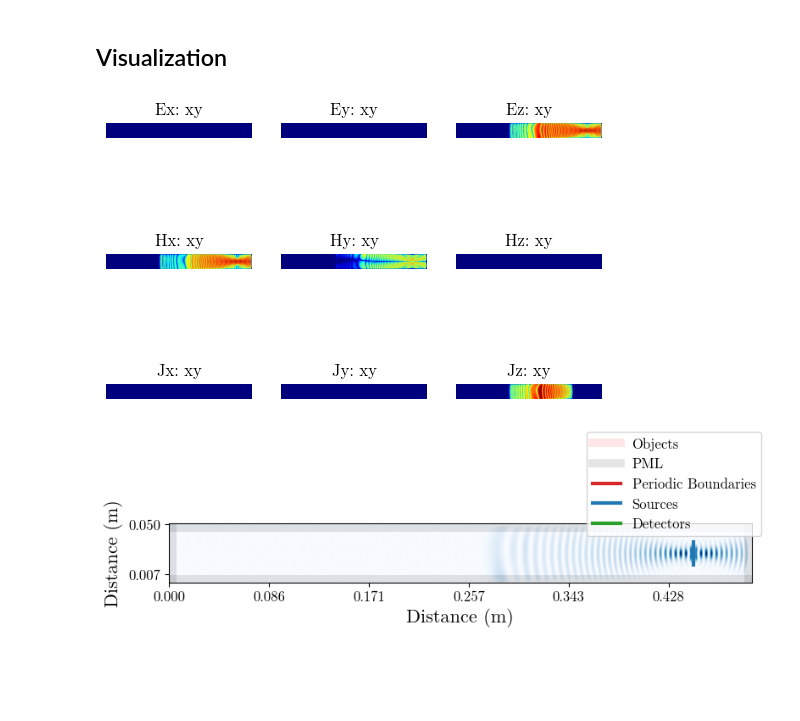
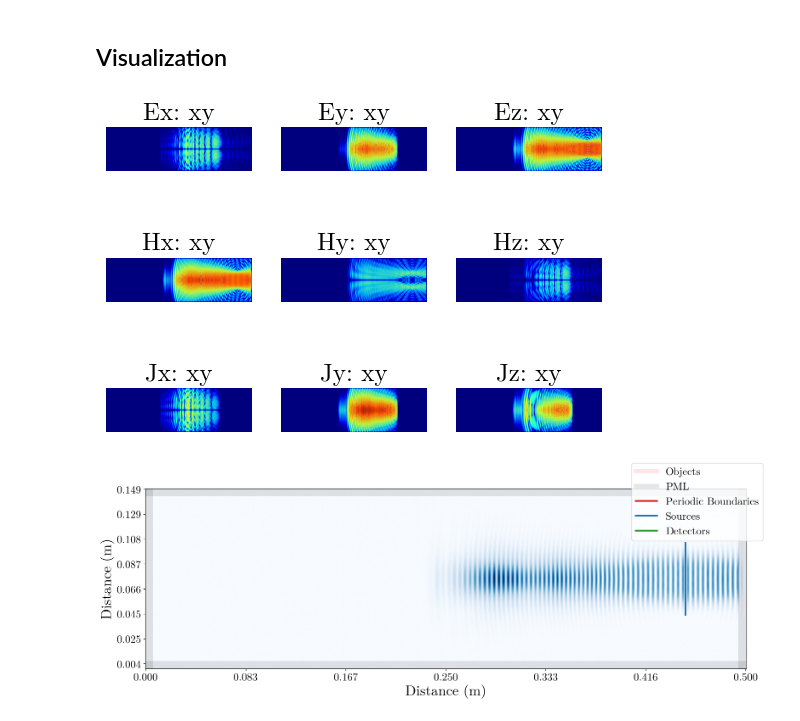
Before and after one commit to Pierre-Alexandre-Gourdain/fdtd, a Jupyter notebook: cutoff_test.ipynb, the cells around one changed output. Cells and saved outputs as stored; diff of their text form; code cells hidden in the pictures; blank space fills up the shorter version.

```diff
--- a/cutoff_test.ipynb
+++ b/cutoff_test.ipynb
@@ -136,8 +136,8 @@ plt.rc('figure', titlesize=BIGGER_SIZE)  # fontsize of the figure title
 LIGHT_SPEED: float = 299_792_458.0  # [m/s] speed of light
 SCALE = 1
 DENSITY =1e20/2
-MAGNETIC_FIELD:float = 4.5 * 0
-FREQUENCY = 35e9
+MAGNETIC_FIELD:float = 2
+FREQUENCY = 36e9
 WAVELENGTH = LIGHT_SPEED / FREQUENCY
 print(WAVELENGTH*1e3,' mm')
 # %% [output]
@@ -148,7 +148,7 @@ print(WAVELENGTH*1e3,' mm')
 create FDTD Grid
 # %%
 grid = fdtd.Grid(
-    (.05, .5 , 1),
+    (.15, .5 , 1),
     grid_spacing=0.05 / (1.*SCALE) * WAVELENGTH,
     permittivity=1.0,
     permeability=1.0,
@@ -172,17 +172,16 @@ grid.B_T = B_T
 
 grid.update_J(); #this is to compute omega and OMEGA
 print("Time step ",dt)
-dt=min(dt,.01/(bd.max(grid.OMEGA**2).item()**.5/2./3.14+1e-9))
-dt=min(dt,.1/(bd.max(grid.omega).item()/2./3.14+1e-9))
-# grid.courant_number = 0.0079999999936
-cfln = dt
-cfln /= grid.grid_spacing / LIGHT_SPEED
+# dt=min(dt,.1/(bd.max(grid.OMEGA**2).item()**.5/2./3.14+1e-9))
+# dt=min(dt,.1/(bd.max(grid.omega).item()/2./3.14+1e-9))
+# # grid.courant_number = 0.0079999999936
+# cfln = dt
+# cfln /= grid.grid_spacing / LIGHT_SPEED
 print("Courant Number ",grid.courant_number)
-if (cfln != grid.courant_number):
-    grid.courant_number=cfln
-    grid.time_step = grid.courant_number * grid.grid_spacing / LIGHT_SPEED
-print("New Time_step ",grid.time_step)
-print("New Courant Number ",grid.courant_number)
-grid.nu=bd.max(grid.omega).item()*1e-6
-print('nu ',grid.nu)
+# if (cfln != grid.courant_number):
+#     grid.courant_number=cfln
+#     grid.time_step = grid.courant_number * grid.grid_spacing / LIGHT_SPEED
+# print("New Time_step ",grid.time_step)
+# print("New Courant Number ",grid.courant_number)
+grid.nu=bd.sqrt(grid.OMEGA**2)*1e-6
 # %% [output]
@@ -257,11 +253,11 @@ plt.savefig("array.png",
 
 plt.show()
 # %% [output]
-[figure, old version]
+[figure, new version]
 # %%
-grid.visualize(cmap="Blues",z=0,index=1,scale=1,save=True,folder="./")
+grid.visualize(cmap="Blues",z=0,index=1,scale=2,save=True,folder="./")
 # %% [output]
-[figure, old version]
+[figure, new version]
 # %%
 E_xy=(grid.E[:, :, 0, 0]**2+grid.E[:, :, 0, 1]**2)**0.5
 E_z=(grid.E[:, :, 0, 2]**2)**0.5
```
Also changed, not shown: parts of 4 cells of this notebook, 1 other file.
